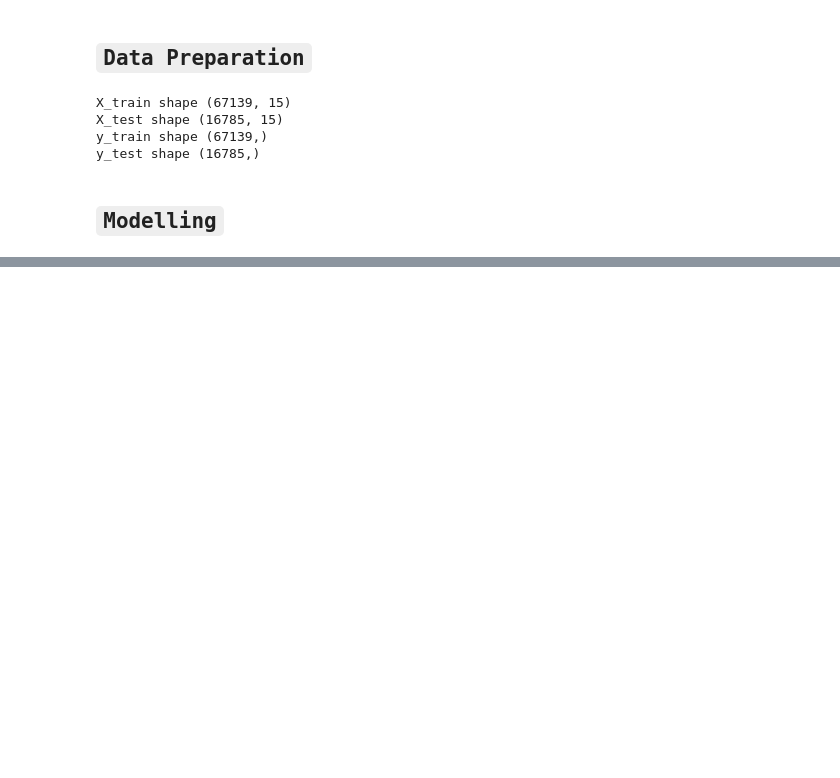
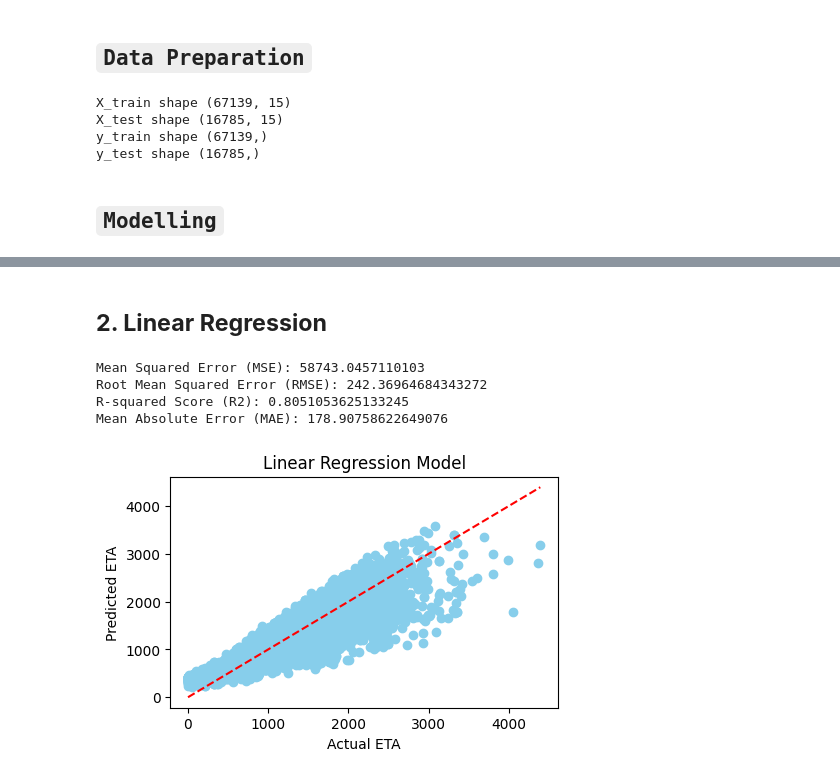
Before and after one commit to murithidenisgitobu/Yassir-Expected-Time-of-Arrival-ETA-Prediction, a Jupyter notebook: Notebook/yassir_notebook.ipynb, the cells around one changed output, grey strips where cells are left out. Cells and saved outputs as stored; diff of their text form; code cells hidden in the pictures; blank space fills up the shorter version.

```diff
--- a/Notebook/yassir_notebook.ipynb
+++ b/Notebook/yassir_notebook.ipynb
@@ -694,0 +751,47 @@ y_test shape (16785,)
+# %% [markdown]
+## **2. Linear Regression**
+# %%
+# Create a pipeline with StandardScaler and LinearRegression
+lr_pipeline = Pipeline([
+    ('scaler', StandardScaler()),
+    ('linear_reg', LinearRegression())
+])
+
+# Fit the pipeline to the training data
+lr_pipeline.fit(X_train, y_train)
+
+# Make predictions on the test data
+lr_y_pred = lr_pipeline.predict(X_test)
+
+# Calculate the mean squared error (MSE)
+lr_mse = mean_squared_error(y_test, lr_y_pred)
+
+# Calculate the root mean squared error (RMSE)
+lr_rmse = np.sqrt(lr_mse)
+
+# Calculate the mean absolute error (MAE)
+lr_mae = mean_absolute_error(y_test, lr_y_pred)
+
+# Calculate the R-squared score (R2)
+lr_r2_value = r2_score(y_test, lr_y_pred)
+
+# Print the evaluation metrics
+print('Mean Squared Error (MSE):', lr_mse)
+print('Root Mean Squared Error (RMSE):', lr_rmse)
+print('R-squared Score (R2):', lr_r2_value)
+print('Mean Absolute Error (MAE):', lr_mae)
+
+# Plot actual vs predicted values
+plt.figure(figsize=(5, 3))
+plt.scatter(y_test, lr_y_pred, color='skyblue')
+plt.plot([y_test.min(), y_test.max()], [y_test.min(), y_test.max()], 'r--')
+plt.xlabel('Actual ETA')
+plt.ylabel('Predicted ETA')
+plt.title('Linear Regression Model')
+plt.show()
+# %% [output]
+Mean Squared Error (MSE): 58743.0457110103
+Root Mean Squared Error (RMSE): 242.36964684343272
+R-squared Score (R2): 0.8051053625133245
+Mean Absolute Error (MAE): 178.90758622649076
+[figure, added]
```
Also changed, not shown: parts of 7 cells of this notebook.
